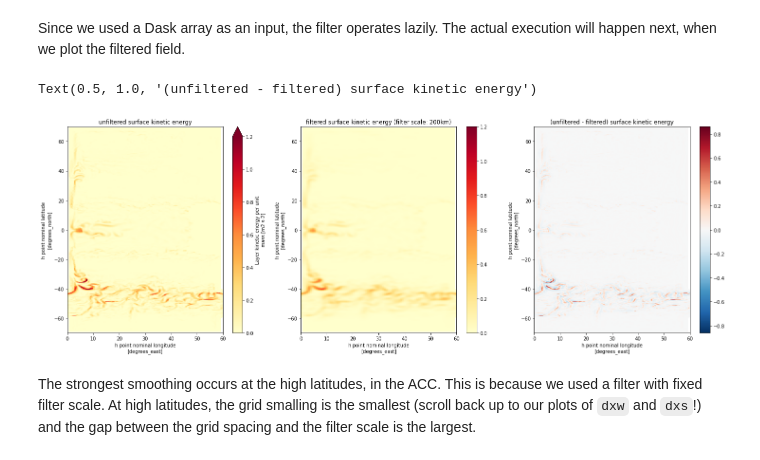
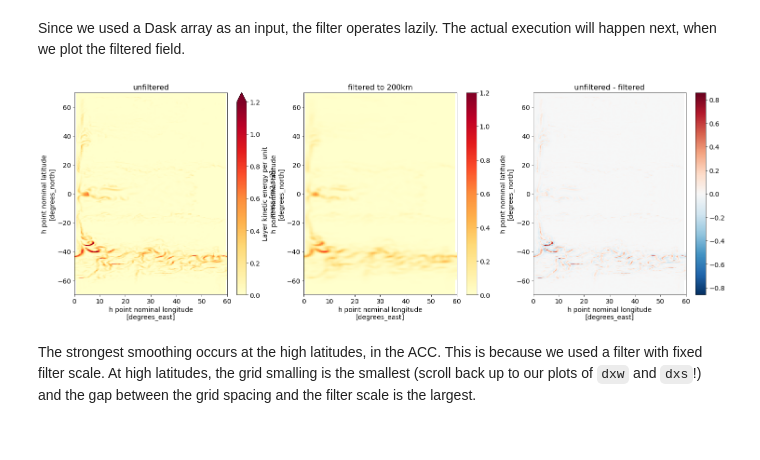
Before and after one commit to NoraLoose/gcm-filters, a Jupyter notebook: docs/tutorial_filter_types.ipynb, the cells around one changed output. Saved outputs shown, nothing was run; the diff lists cells and outputs as text; code cells hidden in the pictures.

```diff
--- a/docs/tutorial_filter_types.ipynb
+++ b/docs/tutorial_filter_types.ipynb
@@ -108,18 +126,21 @@ For each grid variable in the cell above, we 1) removed the padding in the `xq`
 Let's plot a summary of the grid variables that are inputs to our filter.
 # %%
 import matplotlib.pyplot as plt
+import matplotlib.pylab as pylab
+params = {'font.size': 14}
+pylab.rcParams.update(params)
 
 fig,axs = plt.subplots(2,3,figsize=(25,15))
 wet_mask.plot(ax=axs[0,0])
 axs[0,0].set_title('wet_mask')
 dxw.plot(ax=axs[0,1])
-axs[0,1].set_title('dxw = x-spacing centered at western cell edge')
+axs[0,1].set_title('dxw')
 dyw.plot(ax=axs[0,2])
-axs[0,2].set_title('dyw = y-spacing centered at western cell edge')
+axs[0,2].set_title('dyw')
 dxs.plot(ax=axs[1,0])
-axs[1,0].set_title('dxs = x-spacing centered at southern cell edge')
+axs[1,0].set_title('dxs')
 dys.plot(ax=axs[1,1])
-axs[1,1].set_title('dys = y-spacing centered at southern cell edge')
+axs[1,1].set_title('dys')
 area.plot(ax=axs[1,2])
-axs[1,2].set_title('area')
+axs[1,2].set_title('area');
 # %% [output]
@@ -149,7 +169,9 @@ filter_200km = gcm_filters.Filter(
     filter_shape=gcm_filters.FilterShape.GAUSSIAN,
     n_steps=0,
     grid_type=gcm_filters.GridType.IRREGULAR_WITH_LAND,
-    grid_vars={'wet_mask': wet_mask, 'dxw': dxw, 'dyw': dyw, 'dxs': dxs, 'dys': dys, 'area': area, 'kappa_w': kappa_w, 'kappa_s': kappa_s}
+    grid_vars={'wet_mask': wet_mask,
+               'dxw': dxw, 'dyw': dyw, 'dxs': dxs, 'dys': dys, 'area': area,
+               'kappa_w': kappa_w, 'kappa_s': kappa_s}
 )
 filter_200km
 # %% [output]
@@ -226,20 +248,19 @@ Since we used a Dask array as an input, the filter operates lazily. The actual e
 # %%
 time = 0
 layer = 0
 vmin = 0
 vmax = 1.2
 
 fig,axs = plt.subplots(1,3,figsize=(25,8))
 
 ds.KE.isel(time=time, zl=layer).plot(ax=axs[0], vmin=vmin, vmax=vmax, cmap='YlOrRd')
-axs[0].set_title('unfiltered surface kinetic energy')
+axs[0].set_title('unfiltered', fontsize=16)
 KE_filtered_to_200km.isel(time=time, zl=layer).plot(ax=axs[1], vmin=vmin, vmax=vmax, cmap='YlOrRd')
-axs[1].set_title('filtered surface kinetic energy (filter scale: 200km)')
+axs[1].set_title('filtered to 200km', fontsize=16)
 (ds.KE - KE_filtered_to_200km).isel(time=time, zl=layer).plot(ax=axs[2], cmap='RdBu_r')
-axs[2].set_title('(unfiltered - filtered) surface kinetic energy')
+axs[2].set_title('unfiltered - filtered', fontsize=16);
 # %% [output]
-Text(0.5, 1.0, '(unfiltered - filtered) surface kinetic energy')
-[figure, old version]
+[figure, new version]
 # %% [markdown]
 The strongest smoothing occurs at the high latitudes, in the ACC. This is because we used a filter with fixed filter scale. At high latitudes, the grid smalling is the smallest (scroll back up to our plots of `dxw` and `dxs`!) and the gap between the grid spacing and the filter scale is the largest.
 # %% [markdown]
```
Also changed, not shown: parts of 18 cells of this notebook.
